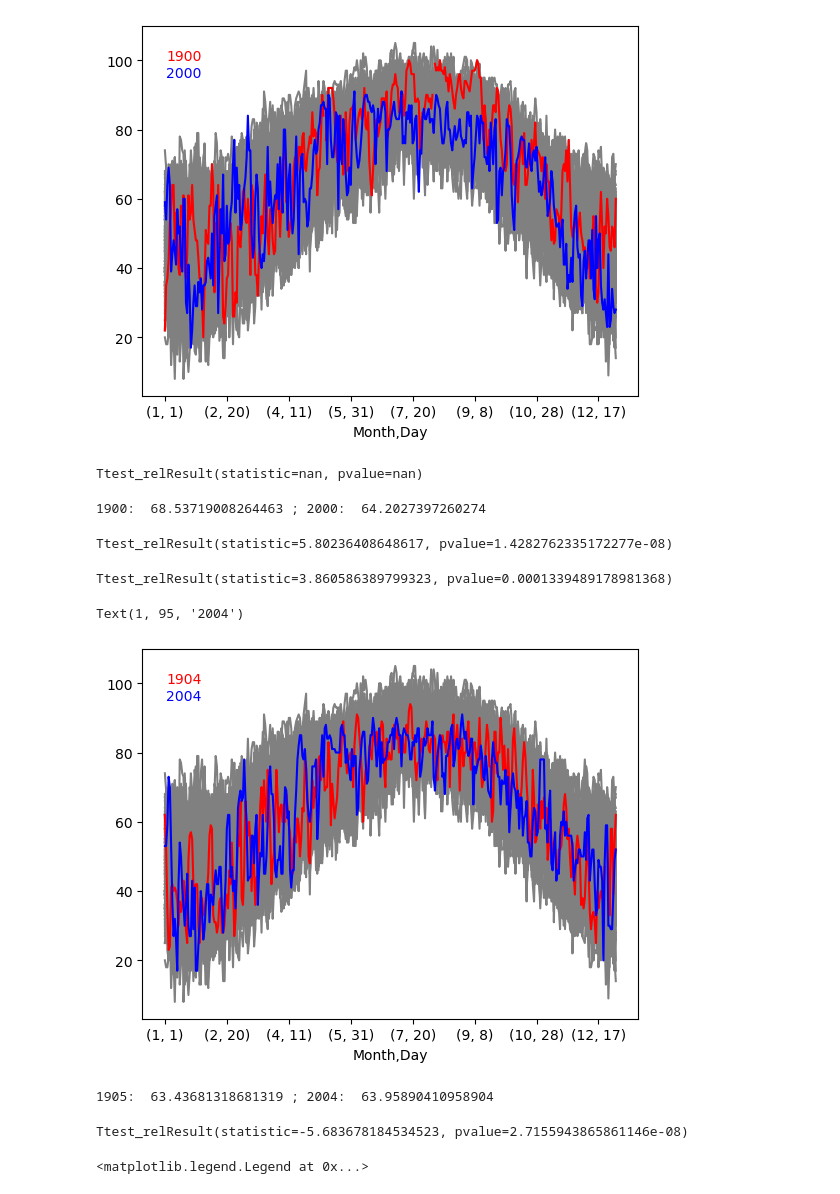
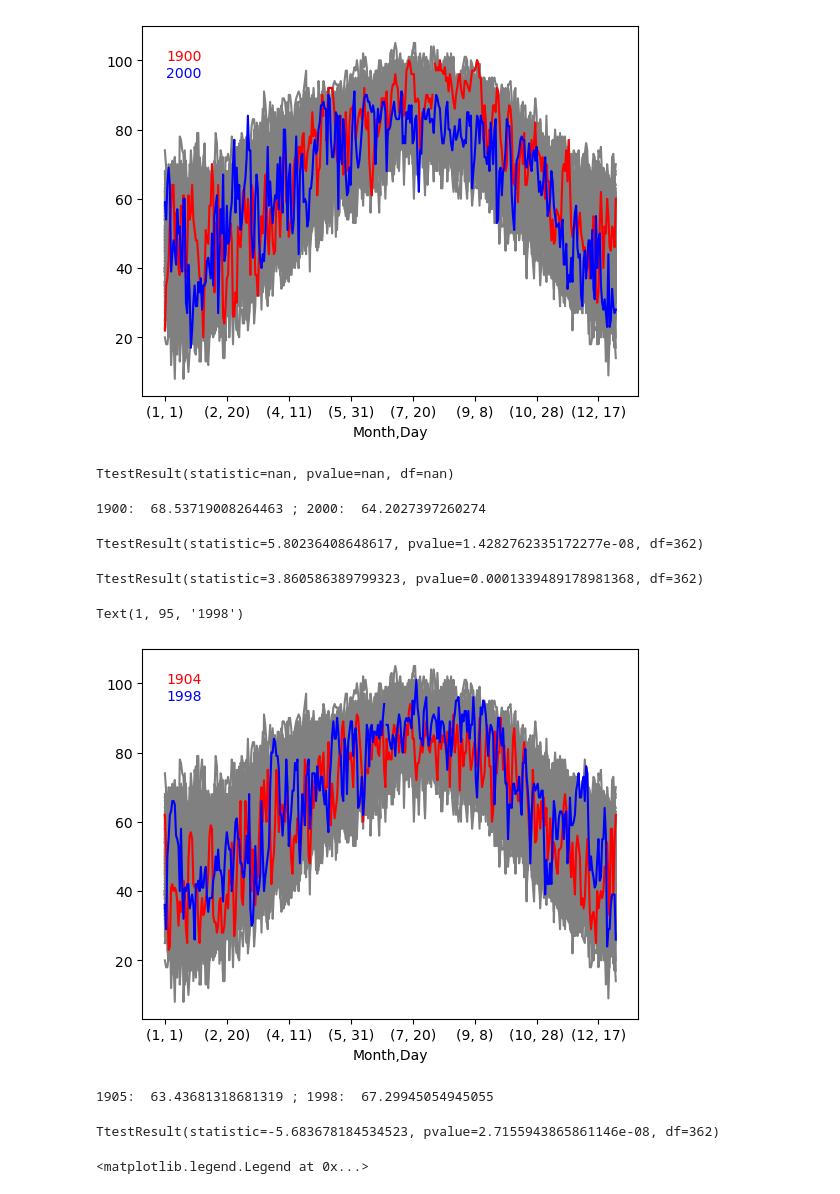
Before and after one commit to TobGerken/ISAT300, a Jupyter notebook: SemesterProject/DataPreparation.ipynb, the cells around one changed output. Saved outputs shown, nothing was run; the diff lists cells and outputs as text; code cells hidden in the pictures.

```diff
--- a/SemesterProject/DataPreparation.ipynb
+++ b/SemesterProject/DataPreparation.ipynb
@@ -76,7 +76,7 @@ df.describe()
 The cells below translate the `DATE` column into something that python understands as a date. They might look the same when printed on screen, but they have different data-types. `DATE` is a `string Object` and `DateObject` is a of type `datetime`!
 # %%
 # Convert DATE to datetime and extract Month, Day, Year
-df['DateObject']=pd.to_datetime(df['DATE'])
+df['DateObject']=pd.to_datetime(df['DATE'], format = 'mixed')
 df['Month'] = df['DateObject'].dt.month
 df['Day']= df['DateObject'].dt.day
 df['Year']= df['DateObject'].dt.year
@@ -214,32 +194,32 @@ import scipy.stats as stats
 # Performing the paired sample t-test
 stats.ttest_rel(df_max[1900], df_max[2000])
 # %% [output]
-Ttest_relResult(statistic=nan, pvalue=nan)
+TtestResult(statistic=nan, pvalue=nan, df=nan)
 # %%
 print('1900: ', df_max[1900].mean(), '; 2000: ', df_max[2000].mean())
 stats.ttest_rel(df_max[1900], df_max[2000],nan_policy = 'omit')
 # %% [output]
 1900:  68.53719008264463 ; 2000:  64.2027397260274
-Ttest_relResult(statistic=5.80236408648617, pvalue=1.4282762335172277e-08)
+TtestResult(statistic=5.80236408648617, pvalue=1.4282762335172277e-08, df=362)
 # %%
 stats.ttest_rel(df_max[1900], df_max[2001],nan_policy = 'omit')
 # %% [output]
-Ttest_relResult(statistic=3.860586389799323, pvalue=0.0001339489178981368)
+TtestResult(statistic=3.860586389799323, pvalue=0.0001339489178981368, df=362)
 # %%
 ax1 = df_max[range(1904,2004)].plot(color='grey',legend=None)
 ax1 = df_max[1904].plot(color='r')
-ax1 = df_max[2004].plot(color='b')
+ax1 = df_max[1998].plot(color='b')
 plt.text(1,100, '1904', color ='r')
-plt.text(1,95, '2004', color ='b')
+plt.text(1,95, '1998', color ='b')
 # %% [output]
-Text(1, 95, '2004')
+Text(1, 95, '1998')
-[figure, old version]
+[figure, new version]
 # %%
-print('1905: ', df_max[1904].mean(),  '; 2004: ', df_max[2004].mean())
+print('1905: ', df_max[1904].mean(),  '; 1998: ', df_max[1998].mean())
 stats.ttest_rel(df_max[1904], df_max[1998],nan_policy = 'omit')
 # %% [output]
-1905:  63.43681318681319 ; 2004:  63.95890410958904
+1905:  63.43681318681319 ; 1998:  67.29945054945055
-Ttest_relResult(statistic=-5.683678184534523, pvalue=2.7155943865861146e-08)
+TtestResult(statistic=-5.683678184534523, pvalue=2.7155943865861146e-08, df=362)
 # %%
 # Here I am averaging the data from daily to monthly and create similar dataframes TMIN/TMAX
 dfMonth=df.resample('M', on='DateObject').mean()
```
Also changed, not shown: parts of 5 cells of this notebook.
